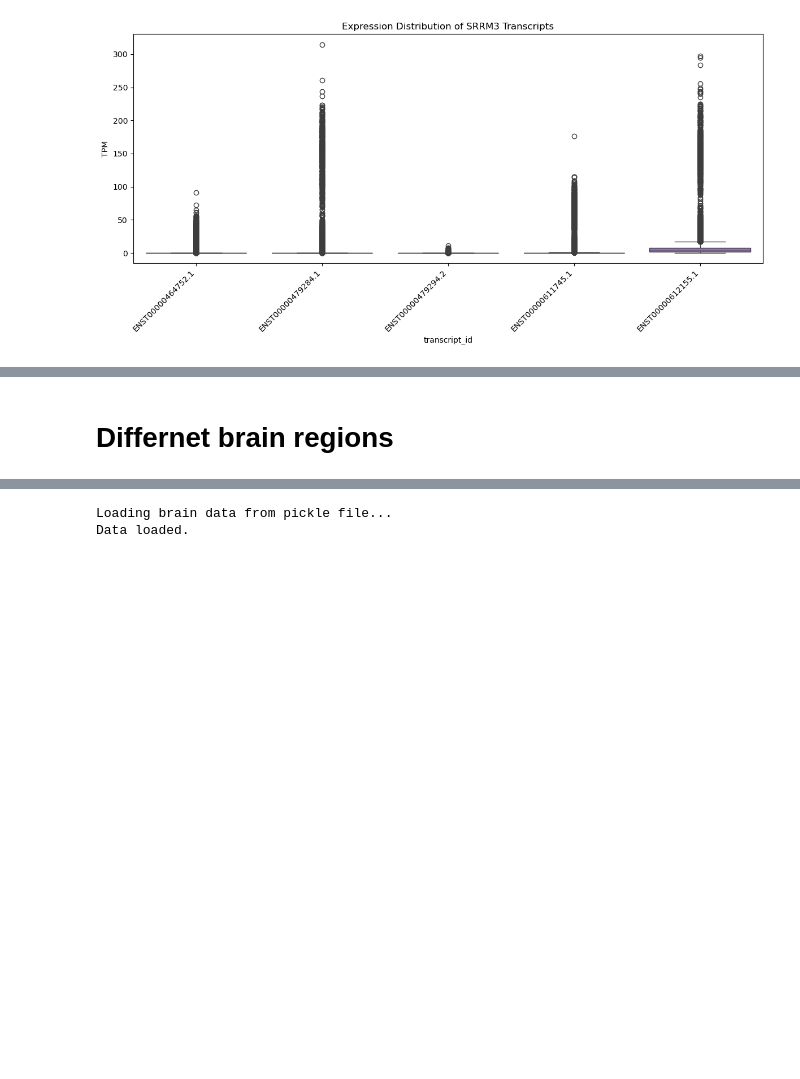
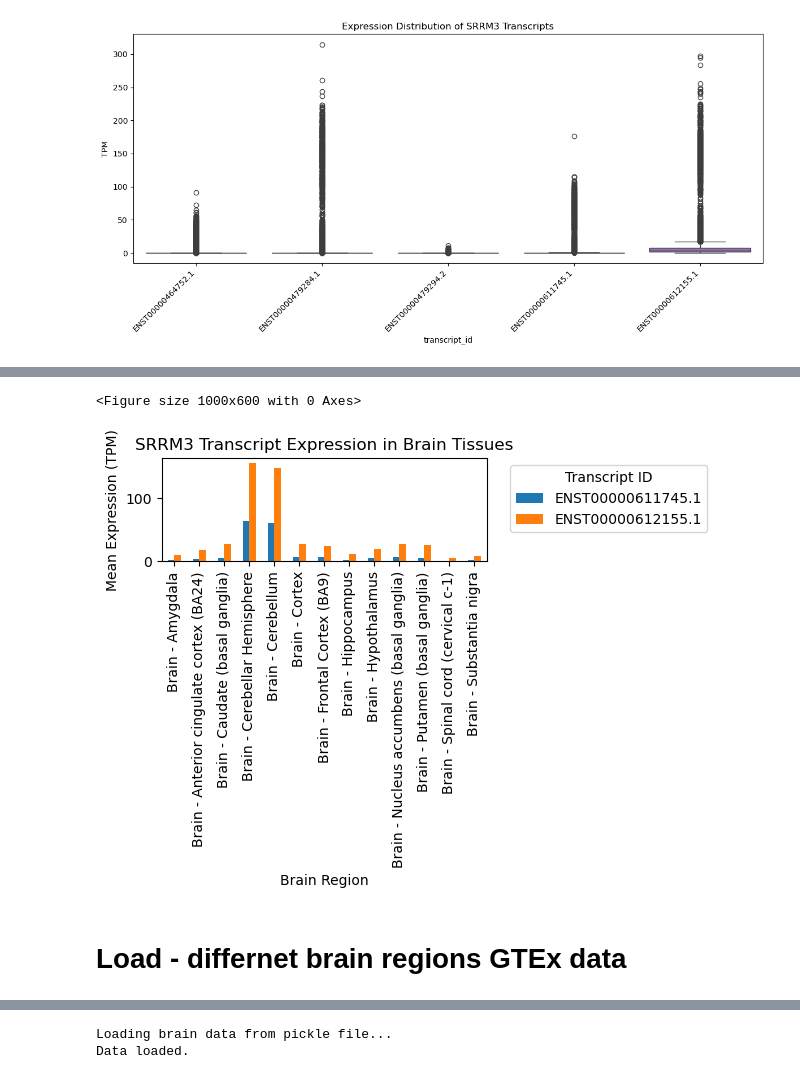
Before and after one commit to michal7kw/SRF_SRRM3, a Jupyter notebook: load_data.ipynb, the cells around one changed output, grey strips where cells are left out. Saved outputs shown, nothing was run; the diff lists cells and outputs as text; code cells hidden in the pictures; blank space fills up the shorter version.

```diff
--- a/load_data.ipynb
+++ b/load_data.ipynb
@@ -266,2 +580,22 @@ Mean expression: 2.50 TPM
+# %%
+# Add brain-specific analysis
+brain_tissues = [col for col in pivot_data.columns if 'Brain' in col]
+if brain_tissues:
+    # print("\nBrain-specific expression:")
+    brain_data = pivot_data[brain_tissues]
+    # print(brain_data)
+
+    # Visualize brain-specific expression
+    plt.figure(figsize=(10, 6))
+    brain_data.T.plot(kind='bar')
+    plt.title('SRRM3 Transcript Expression in Brain Tissues')
+    plt.xlabel('Brain Region')
+    plt.ylabel('Mean Expression (TPM)')
+    plt.legend(title='Transcript ID', bbox_to_anchor=(1.05, 1), loc='upper left')
+    plt.tight_layout()
+    plt.show()
+# %% [output]
+<Figure size 1000x600 with 0 Axes>
+[figure, added]
 # %% [markdown]
-# Differnet brain regions
+# Load -  differnet brain regions GTEx data
```
Also changed, not shown: parts of 47 cells of this notebook, 1 other file.
